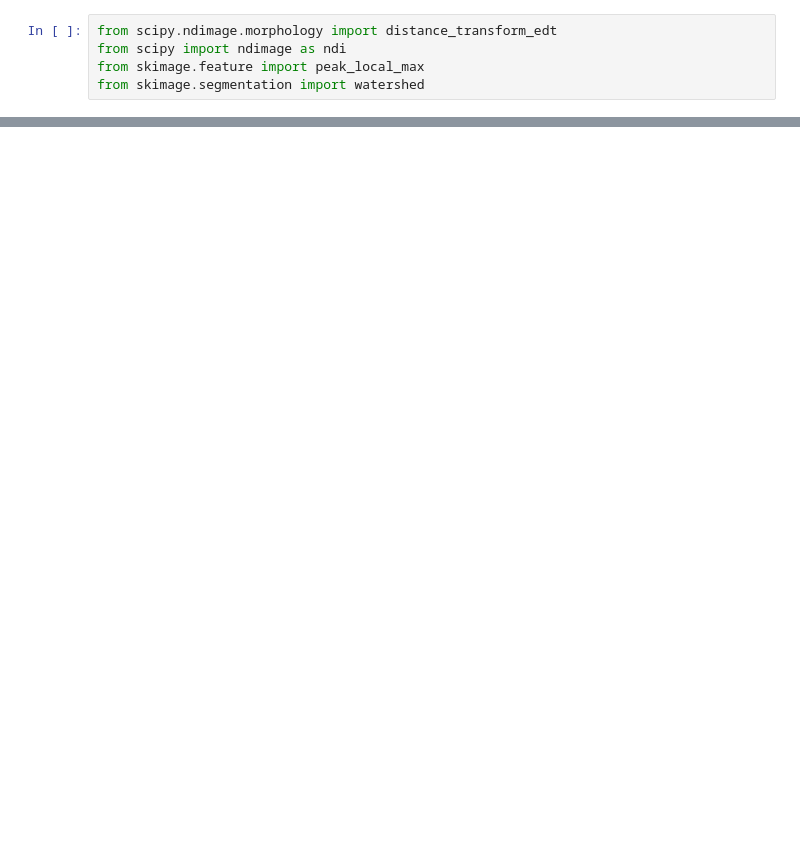
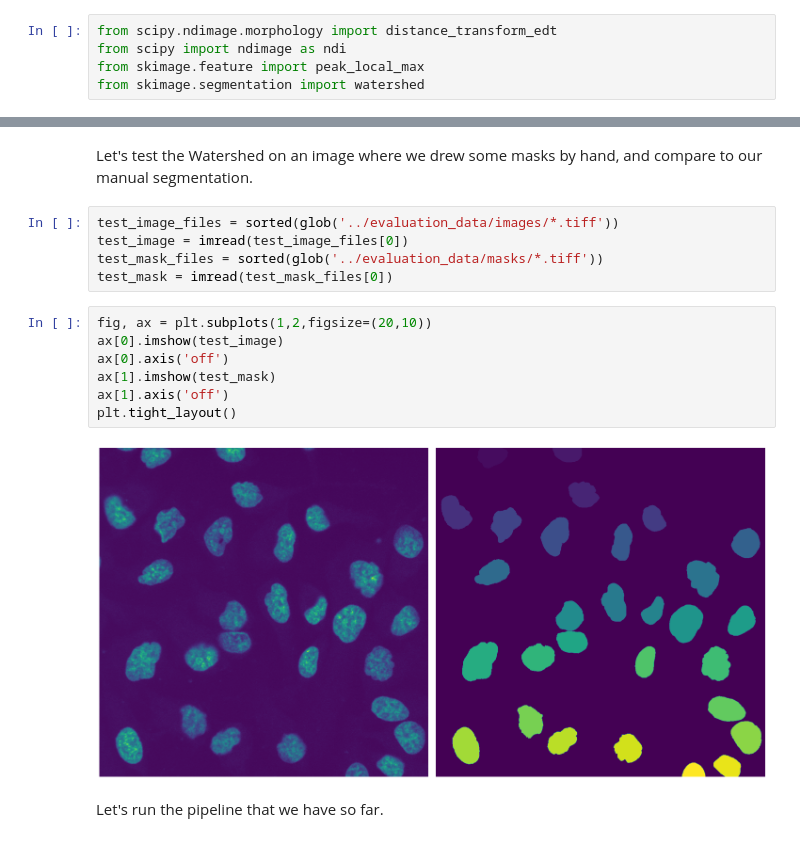
Before and after one commit to IES-HelmholtzZentrumMunchen/single-cell-analysis-course-2022, a Jupyter notebook: notebooks/04_segmentation.ipynb, the cells around one changed output, grey strips where cells are left out. Drawn from its saved outputs; the diff is of its cells as text; blank space fills up the shorter version.

Commit message:
add segmentation exercise

```diff
--- a/notebooks/04_segmentation.ipynb
+++ b/notebooks/04_segmentation.ipynb
@@ -22,0 +135,18 @@ ax.axis('off')
+# %% [markdown]
+Let's test the Watershed on an image where we drew some masks by hand, and compare to our manual segmentation.
+# %%
+test_image_files = sorted(glob('../evaluation_data/images/*.tiff'))
+test_image = imread(test_image_files[0])
+test_mask_files = sorted(glob('../evaluation_data/masks/*.tiff'))
+test_mask = imread(test_mask_files[0])
+# %%
+fig, ax = plt.subplots(1,2,figsize=(20,10))
+ax[0].imshow(test_image)
+ax[0].axis('off')
+ax[1].imshow(test_mask)
+ax[1].axis('off')
+plt.tight_layout()
+# %% [output]
+[figure, added]
+# %% [markdown]
+Let's run the pipeline that we have so far.
```
Also changed, not shown: parts of 39 cells of this notebook, 12 other files.
